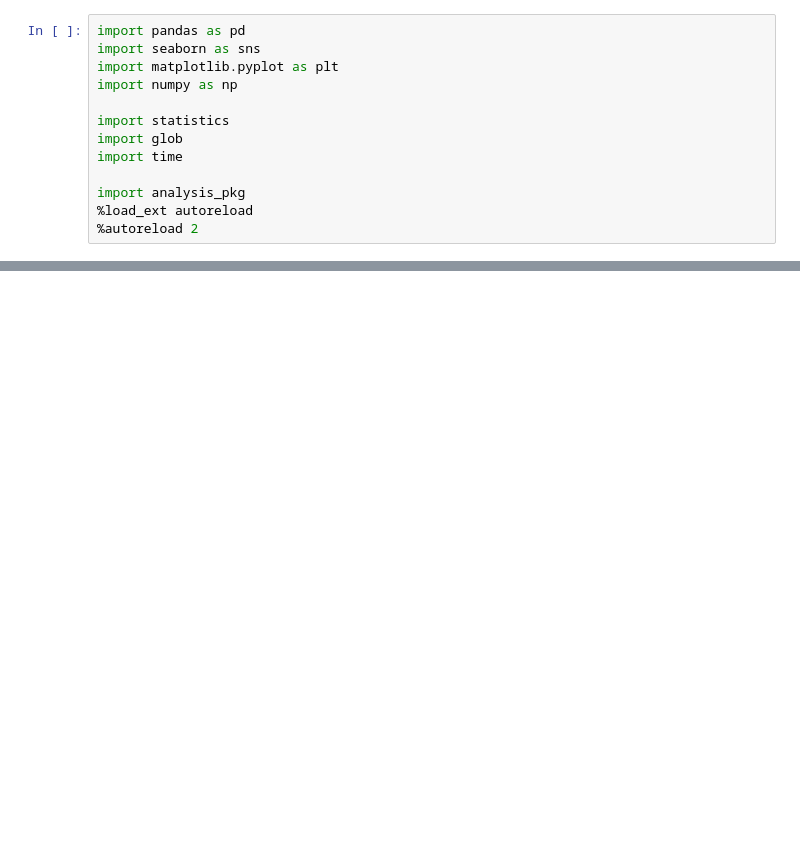
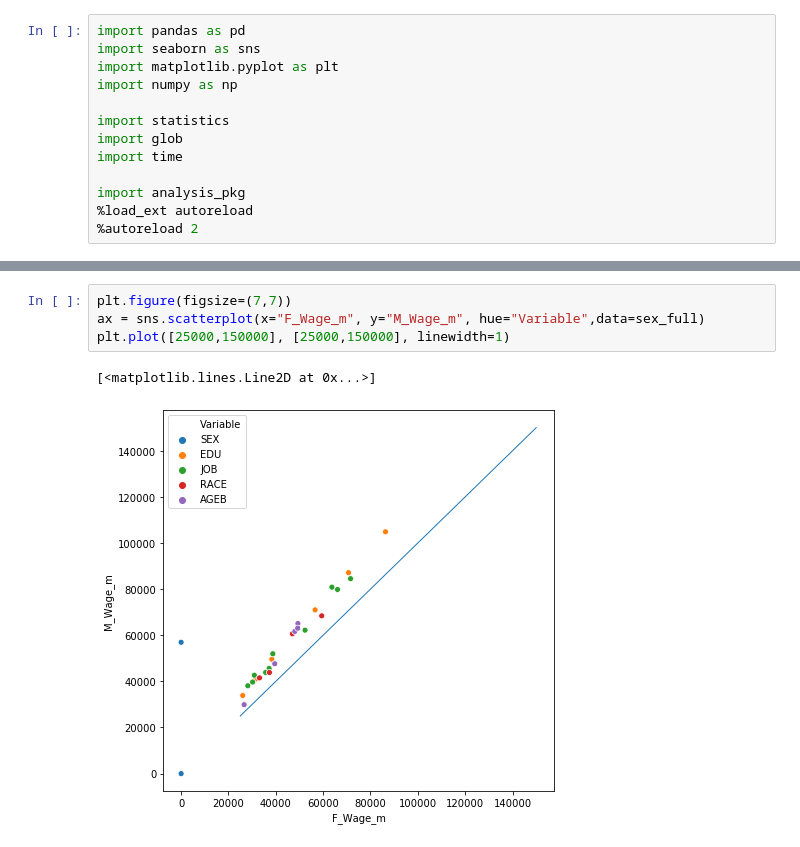
Before and after one commit to AlbeChen/Census_Wage_Analysis, a Jupyter notebook: final_analysis.ipynb, the cells around one changed output, grey strips where cells are left out. Drawn from its saved outputs; the diff is of its cells as text; blank space fills up the shorter version.

```diff
--- a/final_analysis.ipynb
+++ b/final_analysis.ipynb
@@ -35 +51,8 @@ def plot_heatmap_basecat(grp_full, var, Male_or_Female):
+# %%
+plt.figure(figsize=(7,7))
+ax = sns.scatterplot(x="F_Wage_m", y="M_Wage_m", hue="Variable",data=sex_full)
+plt.plot([25000,150000], [25000,150000], linewidth=1)
+# %% [output]
+[<matplotlib.lines.Line2D at 0x...>]
+[figure, added]
 # %%
```
Also changed, not shown: parts of 12 cells of this notebook, 8 other files.
